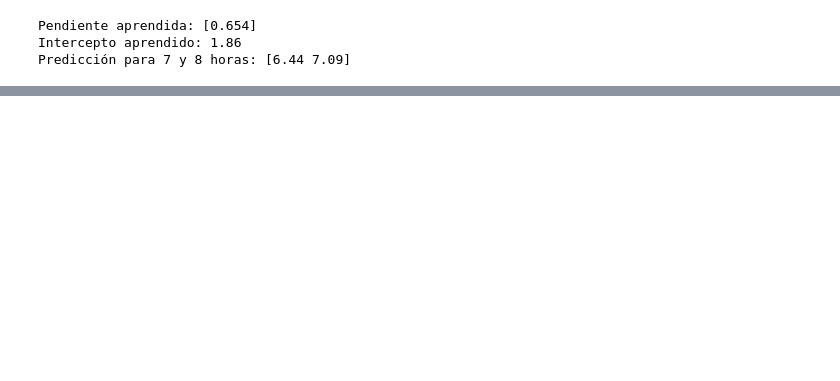
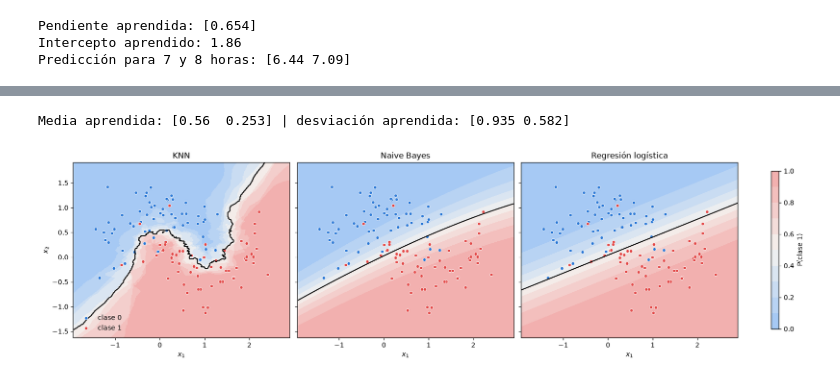
Before and after one commit to davidnfu0/tutoriales_estadistica_2026, a Jupyter notebook: tutoriales/tutorial_sklearn.ipynb, the cells around one changed output, grey strips where cells are left out. Saved outputs shown, nothing was run; the diff lists cells and outputs as text; code cells hidden in the pictures; blank space fills up the shorter version.

```diff
--- a/tutoriales/tutorial_sklearn.ipynb
+++ b/tutoriales/tutorial_sklearn.ipynb
@@ -520,0 +188,44 @@ Regresión lineal  R²: 0.485
+# %%
+from sklearn.pipeline import Pipeline
+from sklearn.preprocessing import StandardScaler
+from sklearn.neighbors import KNeighborsClassifier
+from sklearn.naive_bayes import GaussianNB
+from sklearn.linear_model import LogisticRegression
+
+clasificadores = {
+    "KNN":                 Pipeline([("escalar", StandardScaler()), ("modelo", KNeighborsClassifier(n_neighbors=15))]),
+    "Naive Bayes":         Pipeline([("escalar", StandardScaler()), ("modelo", GaussianNB())]),
+    "Regresión logística": Pipeline([("escalar", StandardScaler()), ("modelo", LogisticRegression())]),
+}
+for modelo in clasificadores.values():
+    modelo.fit(Xl_train, yl_train)
+
+# lo que aprendió el StandardScaler dentro del pipeline (con los datos de train)
+escalador = clasificadores["KNN"].named_steps["escalar"]
+print("Media aprendida:", escalador.mean_.round(3), "| desviación aprendida:", escalador.scale_.round(3))
+
+
+def graficar_frontera(modelo, X, y, ax, titulo):
+    """Probabilidad de la clase 1 en una grilla del plano, frontera 0.5 y los puntos (X, y)."""
+    xx, yy = np.meshgrid(np.linspace(X[:, 0].min() - 0.5, X[:, 0].max() + 0.5, 300),
+                         np.linspace(X[:, 1].min() - 0.5, X[:, 1].max() + 0.5, 300))
+    prob = modelo.predict_proba(np.c_[xx.ravel(), yy.ravel()])[:, 1].reshape(xx.shape)
+    relleno = ax.contourf(xx, yy, prob, levels=np.linspace(0, 1, 11), cmap=CMAP_PROB)
+    ax.contour(xx, yy, prob, levels=[0.5], colors="black", linewidths=1.5)
+    for clase, color in COLOR_CLASE.items():
+        m = y == clase
+        ax.scatter(X[m, 0], X[m, 1], s=22, color=color, edgecolor="white", linewidth=0.6, label=f"clase {clase}")
+    ax.set_title(titulo)
+    ax.set_xlabel("$x_1$")
+    return relleno
+
+
+fig, axes = plt.subplots(1, 3, figsize=(16, 4.4), sharey=True, layout="constrained")
+for ax, (nombre, modelo) in zip(axes, clasificadores.items()):
+    relleno = graficar_frontera(modelo, Xl_test, yl_test, ax, nombre)
+axes[0].set_ylabel("$x_2$"); axes[0].legend(frameon=False, loc="lower left")
+fig.colorbar(relleno, ax=axes, label="P(clase 1)", shrink=0.9)
+plt.show()
+# %% [output]
+Media aprendida: [0.56  0.253] | desviación aprendida: [0.935 0.582]
+[figure, added]
```
Also changed, not shown: parts of 74 cells of this notebook.
